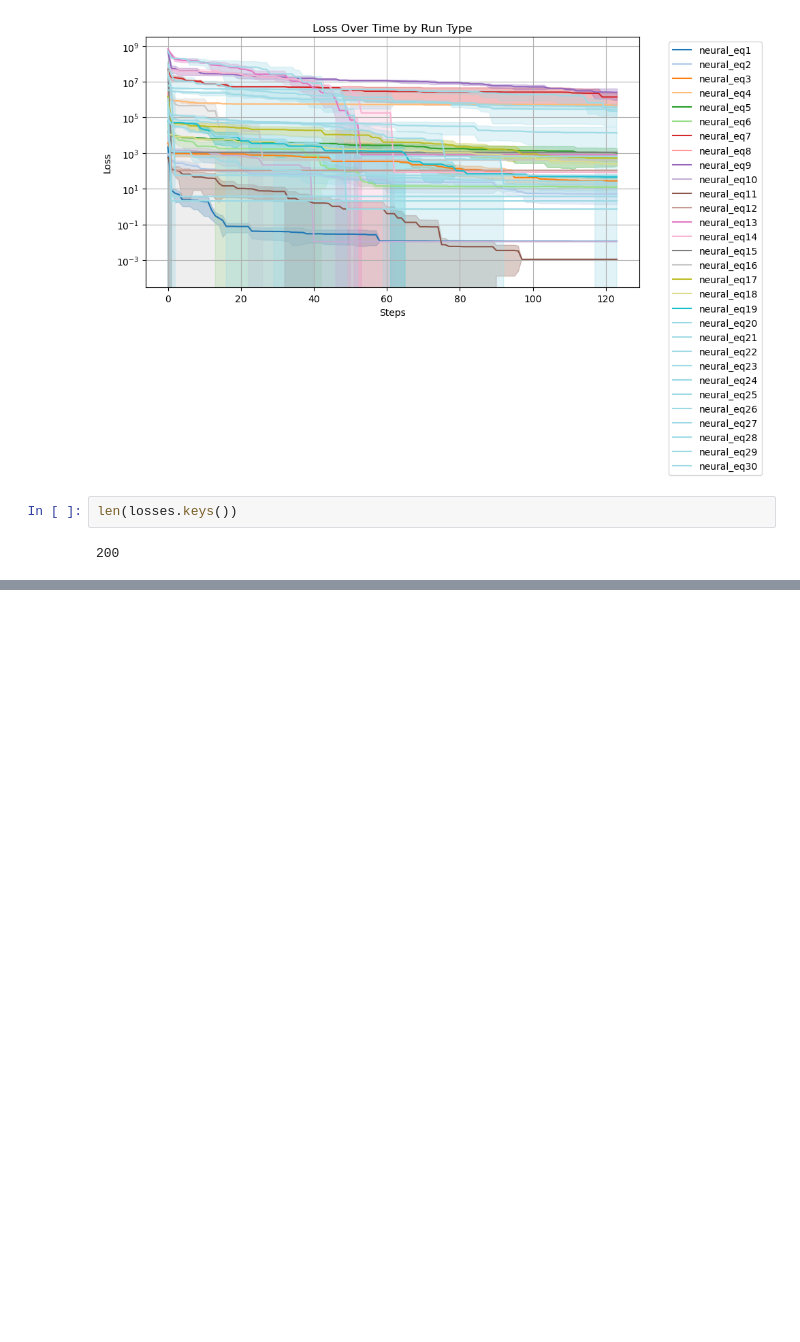
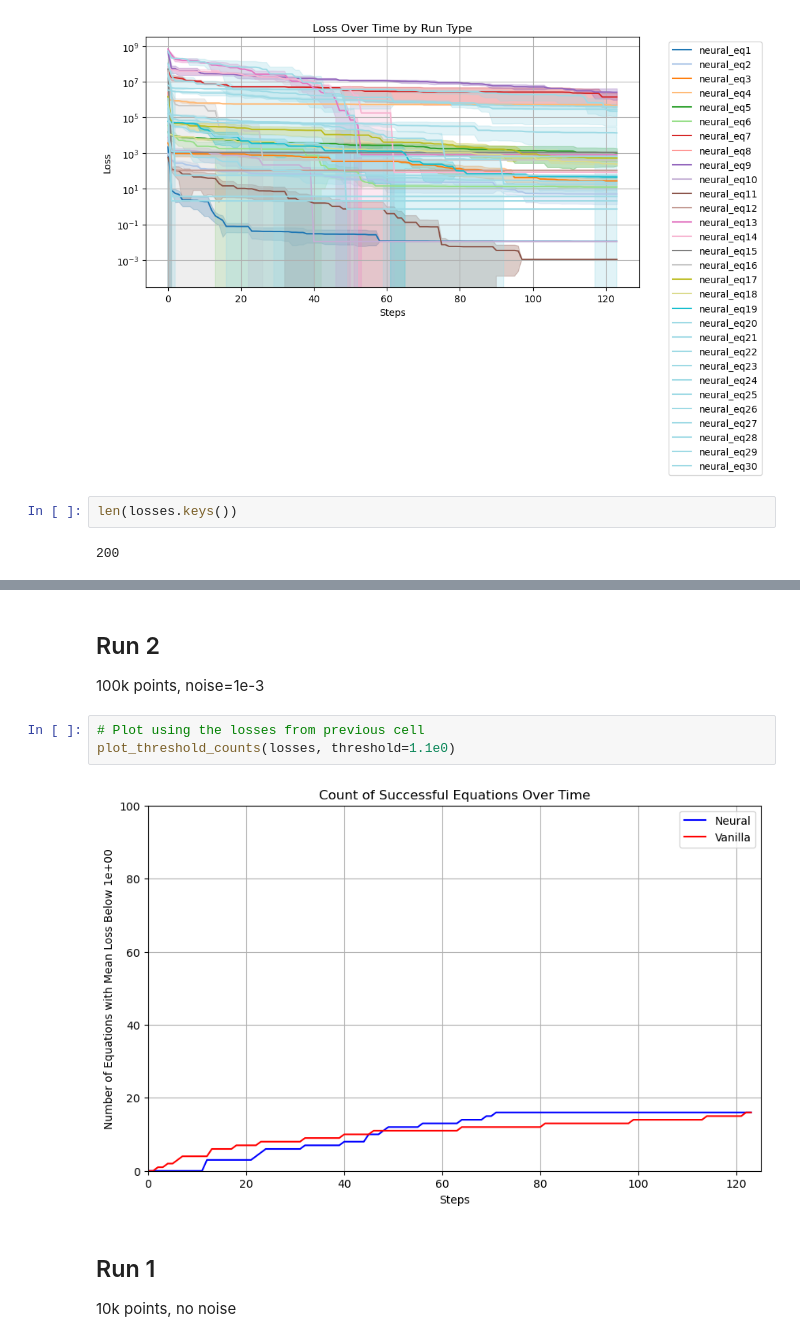
Before and after one commit to LuisCarretero/similar-expressions, a Jupyter notebook: src/sr_inference_benchmarking/dev.ipynb, the cells around one changed output, grey strips where cells are left out. Cells and saved outputs as stored; diff of their text form; blank space fills up the shorter version.

```diff
--- a/src/sr_inference_benchmarking/dev.ipynb
+++ b/src/sr_inference_benchmarking/dev.ipynb
@@ -491,3 +531,14 @@ len(losses.keys())
+# %% [markdown]
+## Run 2
+100k points, noise=1e-3
+# %%
+# Plot using the losses from previous cell
+plot_threshold_counts(losses, threshold=1.1e0)
+# %% [output]
+[figure, added]
+# %% [markdown]
+## Run 1
+10k points, no noise
 # %%
 # Plot using the losses from previous cell
 plot_threshold_counts(losses, threshold=1.1e-8)
```
Also changed, not shown: parts of 15 cells of this notebook, 2 other files.
